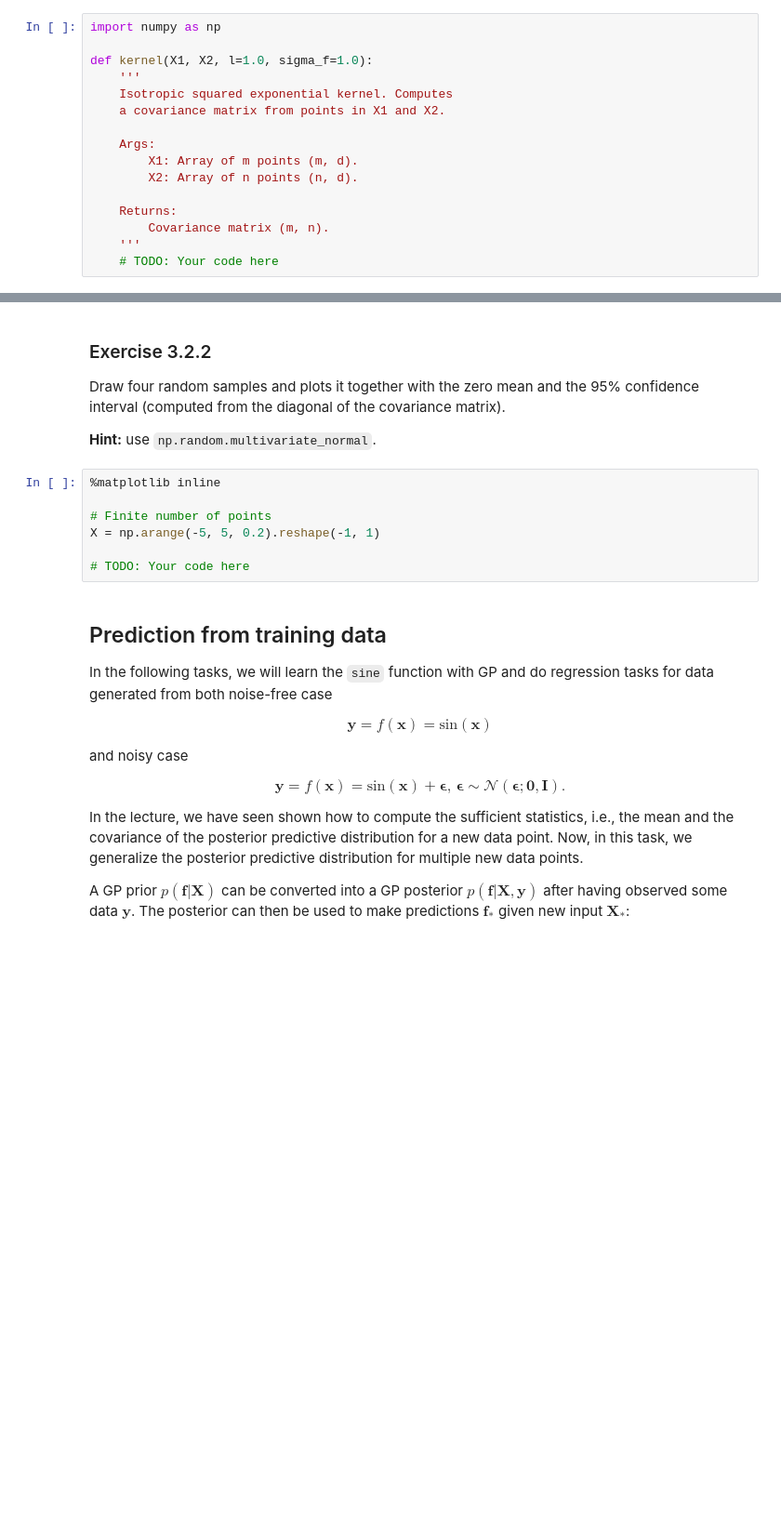
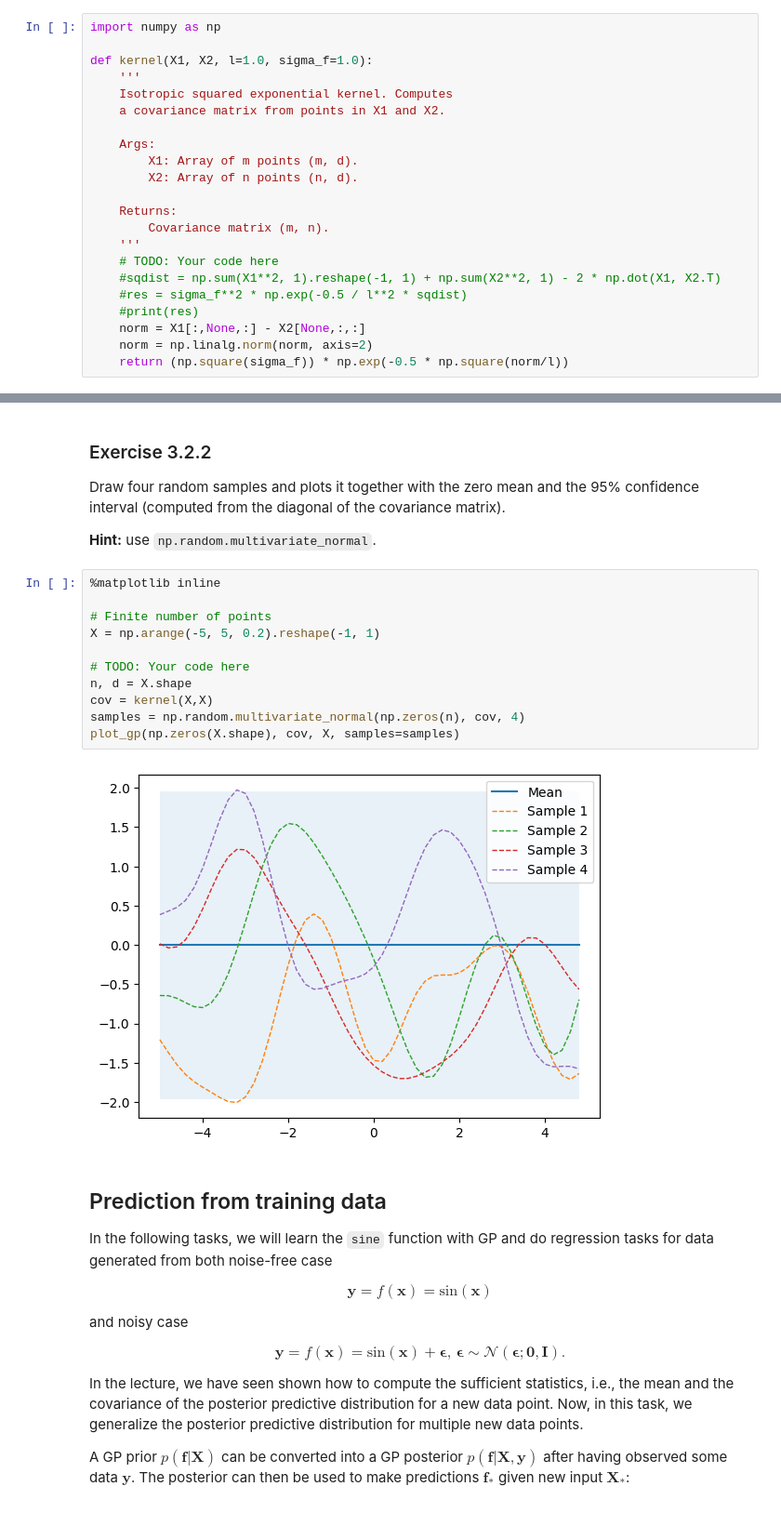
Before and after one commit to mhieule/SML_2023, a Jupyter notebook: Homework3/SML2023-Homework3/notebooks/gp_with_numpy.ipynb, the cells around one changed output, grey strips where cells are left out. Shown at 93% size. Saved outputs shown, nothing was run; the diff lists cells and outputs as text; blank space fills up the shorter version.

```diff
--- a/Homework3/SML2023-Homework3/notebooks/gp_with_numpy.ipynb
+++ b/Homework3/SML2023-Homework3/notebooks/gp_with_numpy.ipynb
@@ -65,3 +65,9 @@ def kernel(X1, X2, l=1.0, sigma_f=1.0):
         Covariance matrix (m, n).
     '''
     # TODO: Your code here
+    #sqdist = np.sum(X1**2, 1).reshape(-1, 1) + np.sum(X2**2, 1) - 2 * np.dot(X1, X2.T)
+    #res = sigma_f**2 * np.exp(-0.5 / l**2 * sqdist)
+    #print(res)
+    norm = X1[:,None,:] - X2[None,:,:]
+    norm = np.linalg.norm(norm, axis=2)
+    return (np.square(sigma_f)) * np.exp(-0.5 * np.square(norm/l))
@@ -79,10 +136,16 @@ Draw four random samples and plots it together with the zero mean and the 95% co
 # %%
 %matplotlib inline
 
 # Finite number of points
 X = np.arange(-5, 5, 0.2).reshape(-1, 1)
 
 # TODO: Your code here
+n, d = X.shape
+cov = kernel(X,X)
+samples = np.random.multivariate_normal(np.zeros(n), cov, 4)
+plot_gp(np.zeros(X.shape), cov, X, samples=samples)
+# %% [output]
+[figure, added]
 # %% [markdown]
 ## Prediction from training data
 
```
Also changed, not shown: parts of 11 cells of this notebook.
